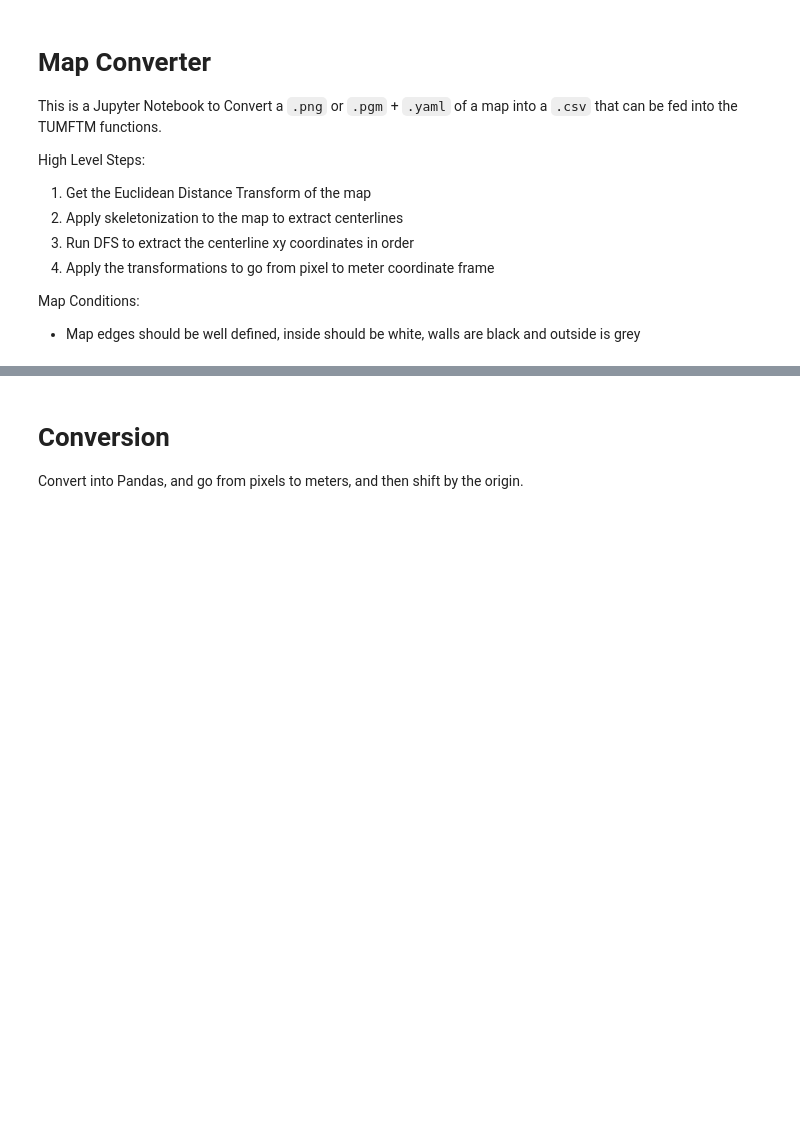
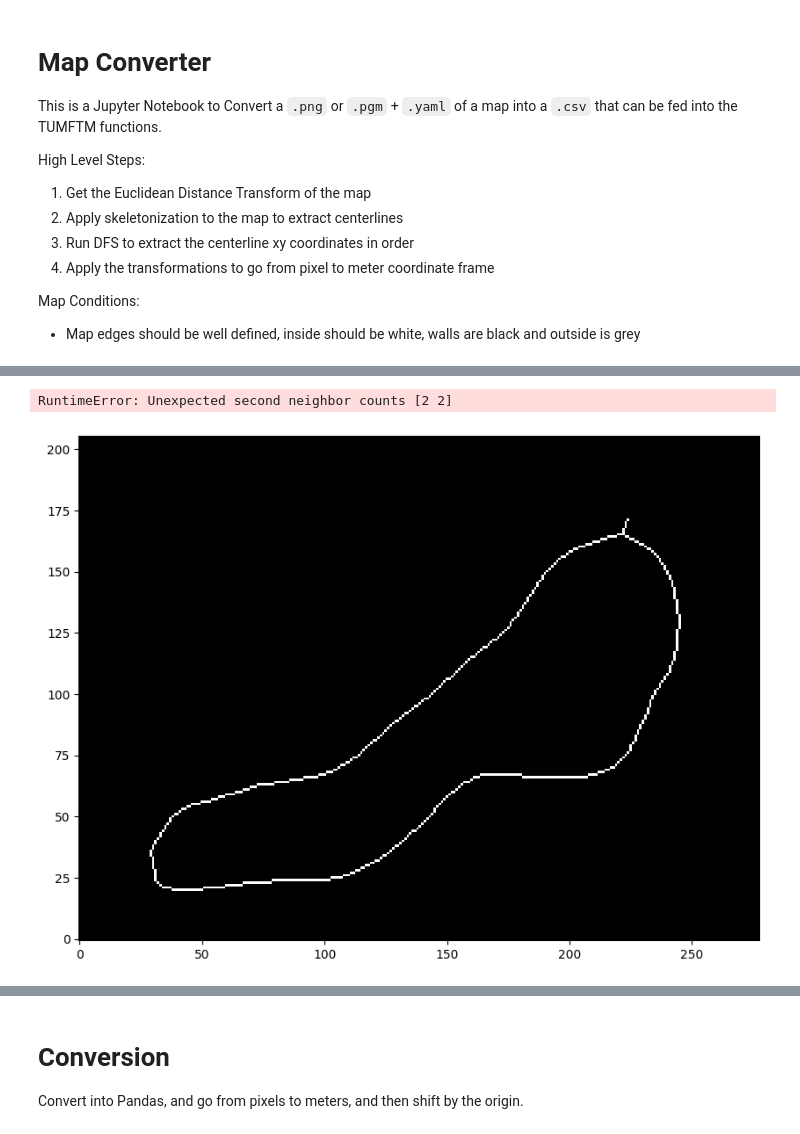
Before and after one commit to WVU-F1Tenth/Raceline-Optimization, a Jupyter notebook: map_converter.ipynb, the cells around one changed output, grey strips where cells are left out. Cells and saved outputs as stored; diff of their text form; code cells hidden in the pictures; blank space fills up the shorter version.

```diff
--- a/map_converter.ipynb
+++ b/map_converter.ipynb
@@ -133,37 +150,42 @@ neighbors = convolve(centerline.astype(np.int8),
                      np.ones((3, 3), dtype=np.int8),
                      mode='constant',
                      cval=0).astype(np.int8)
 neighbors = neighbors - centerline.astype(np.int8)
 neighbors[~centerline] = 0
-endpoints = zip(*np.where(neighbors == 1))
+endpoints = np.argwhere(neighbors == 1)
 
 def get_neighbors(row, col, centerline):
+   # Handle map edges
    c1 = max(0, col - 1)
    c2 = min(map_width, col + 2)
    r1 = max(0, row - 1)
    r2 = min(map_height, row + 2)
    local = np.argwhere(centerline[r1:r2, c1:c2])
    idxs = local + [r1, c1]
    idxs = idxs[~np.all(idxs == [row, col], axis=1)]
    return idxs
 
 for cur in endpoints:
     while True:
         imm_neighbors = get_neighbors(*cur, centerline) #type: ignore
         n = len(imm_neighbors)
         if n == 2:
-            print(max([len(get_neighbors(*neigh, centerline)) for neigh in imm_neighbors]))
-            if max([len(get_neighbors(*neigh, centerline)) for neigh in imm_neighbors]) >= 3:
-                print('max')
+            second_neigh_counts = np.array([len(get_neighbors(*neigh, centerline)) for neigh in imm_neighbors])
+            if np.all(second_neigh_counts == 3):
                 centerline[tuple(cur)] = False
+            elif np.any(second_neigh_counts == 3):
+                raise RuntimeError(f'Unexpected second neighbor counts {second_neigh_counts}')
             break
         centerline[tuple(cur)] = False
         if n == 0:
             break
         cur = imm_neighbors[0]
 
 plt.figure(figsize=(10, 10))
 plt.imshow(centerline, origin='lower', cmap='gray', interpolation='none')
+# %% [output]
+RuntimeError: Unexpected second neighbor counts [2 2]
+[figure, added]
 # %%
 # The centerline has the track width encoded
 centerline_dist = np.where(centerline, dist_transform, 0)
```
Also changed, not shown: parts of 8 cells of this notebook, 1 other file.
